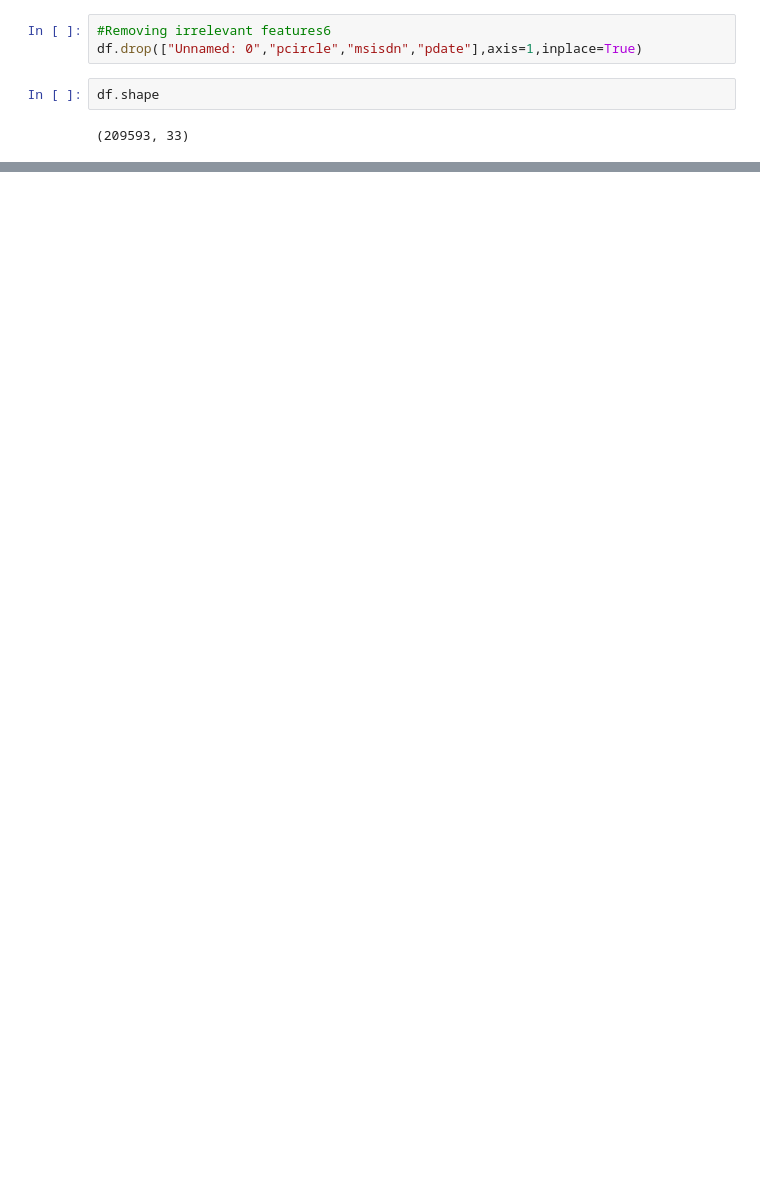
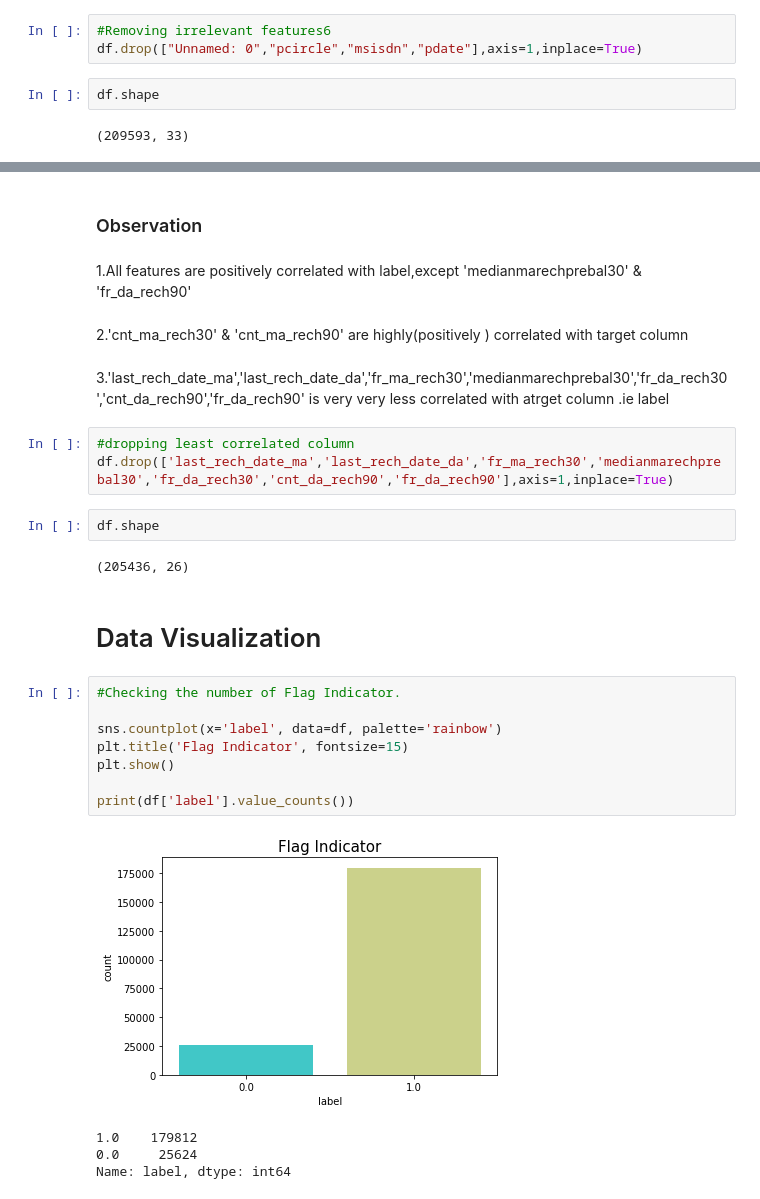
Before and after one commit to shama1996/assignment, a Jupyter notebook: Micro Credit Defaulter.ipynb, the cells around one changed output, grey strips where cells are left out. Saved outputs shown, nothing was run; the diff lists cells and outputs as text; blank space fills up the shorter version.

```diff
--- a/Micro Credit Defaulter.ipynb
+++ b/Micro Credit Defaulter.ipynb
@@ -346,0 +613,31 @@ True
+# %% [markdown]
+### Observation
+# %% [markdown]
+1.All features are positively correlated with label,except 'medianmarechprebal30' & 'fr_da_rech90'
+# %% [markdown]
+2.'cnt_ma_rech30' & 'cnt_ma_rech90' are highly(positively
+) correlated with target column
+# %% [markdown]
+3.'last_rech_date_ma','last_rech_date_da','fr_ma_rech30','medianmarechprebal30','fr_da_rech30','cnt_da_rech90','fr_da_rech90' is very very less correlated with atrget column .ie label
+# %%
+#dropping least correlated column
+df.drop(['last_rech_date_ma','last_rech_date_da','fr_ma_rech30','medianmarechprebal30','fr_da_rech30','cnt_da_rech90','fr_da_rech90'],axis=1,inplace=True)
+# %%
+df.shape
+# %% [output]
+(205436, 26)
+# %% [markdown]
+# Data Visualization
+# %%
+#Checking the number of Flag Indicator.
+
+sns.countplot(x='label', data=df, palette='rainbow')
+plt.title('Flag Indicator', fontsize=15)
+plt.show()
+
+print(df['label'].value_counts())
+# %% [output]
+[figure, added]
+1.0    179812
+0.0     25624
+Name: label, dtype: int64
```
Also changed, not shown: parts of 144 cells of this notebook.
